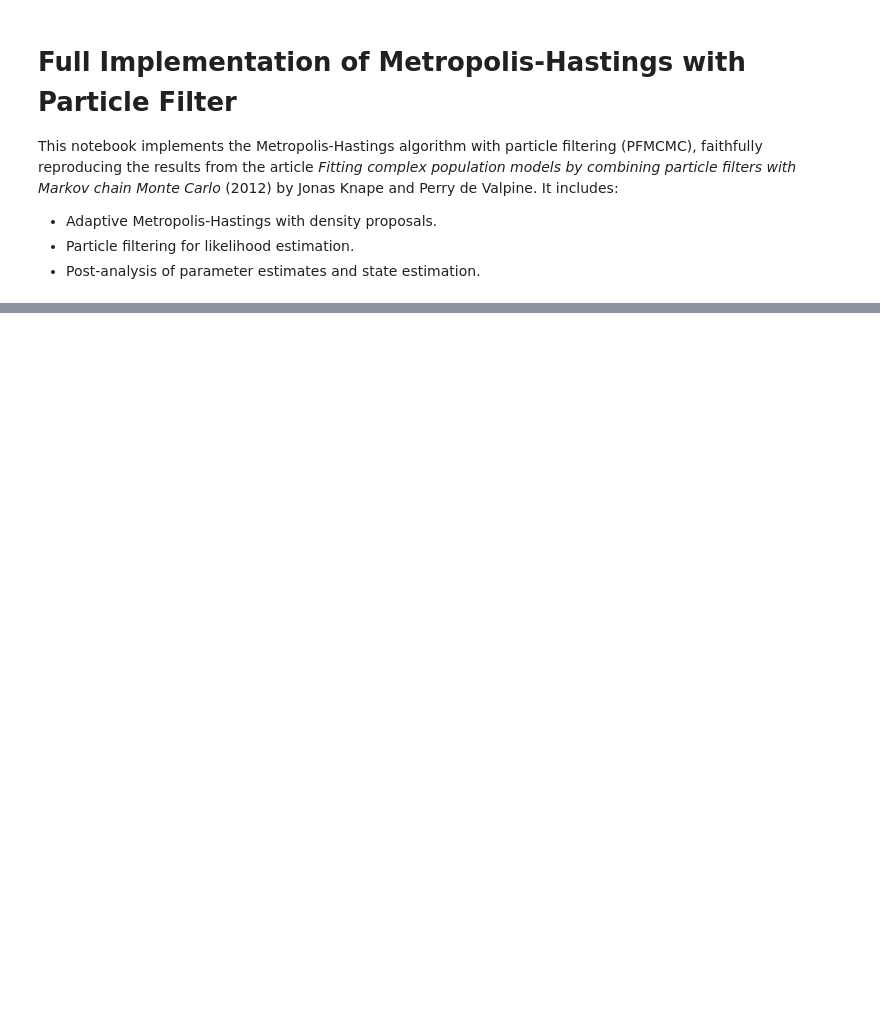
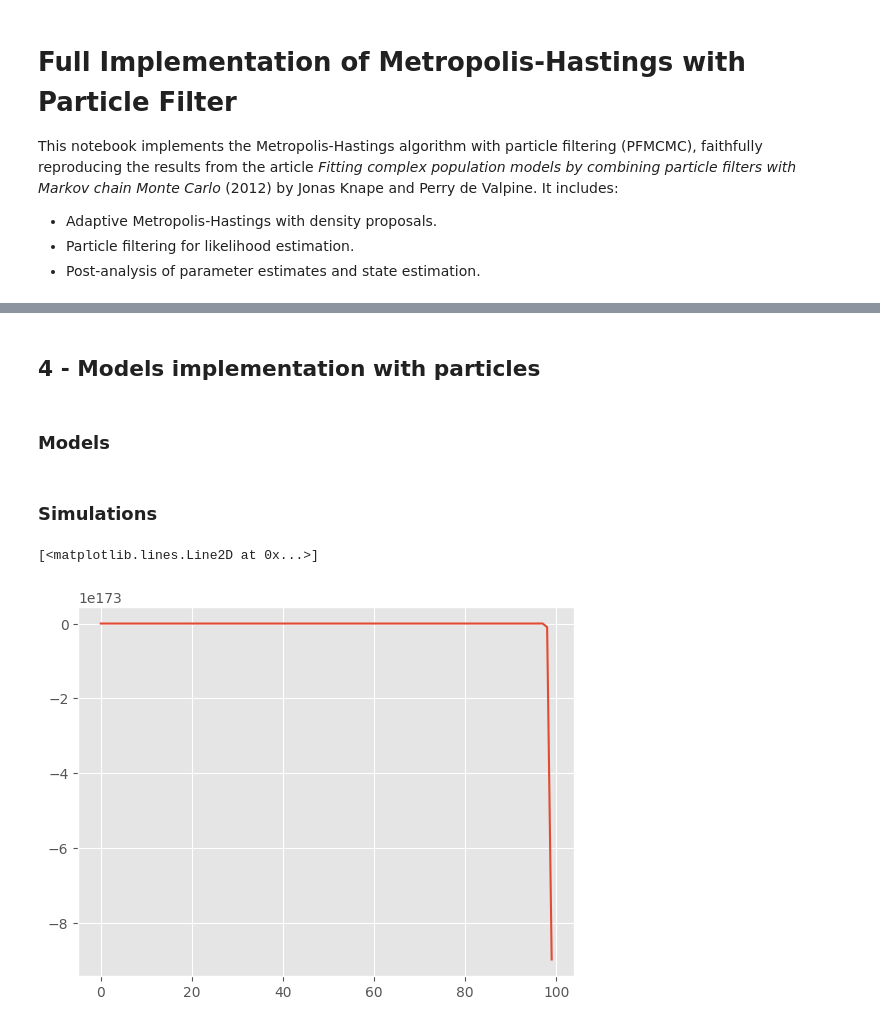
Before and after one commit to cominho/Hidden-Markov-models-and-Sequential-MC-methods, a Jupyter notebook: Project_HMMSMC_PFMCMC.ipynb, the cells around one changed output, grey strips where cells are left out. Cells and saved outputs as stored; diff of their text form; code cells hidden in the pictures; blank space fills up the shorter version.

Commit message:
Update Project_HMMSMC_PFMCMC.ipynb
Notebook arrangement
Tweak for model M2 and M1
Try to use particles packages but seems that the neg binomial need to be implemented

```diff
--- a/Project_HMMSMC_PFMCMC.ipynb
+++ b/Project_HMMSMC_PFMCMC.ipynb
@@ -518,0 +1063,52 @@ Approx. marginal density = -552.2757541202096
+# %% [markdown]
+## 4 - Models implementation with particles
+# %% [markdown]
+### Models
+# %%
+# Model M3 (random walk) : geometric Brownian motion with drift (b = 0)
+
+class random_walk(ssm.StateSpaceModel):
+    def PX0(self):  # Distribution of X_0
+        return dists.Uniform(0, 100)
+    def PX(self, t, xp):  # Distribution of X_t given X_{t-1}=xp (p=past) is a log normal
+        return dists.LogNormal(mu= np.log(xp) + self.r, sigma=self.sigma)
+    def PY(self, t, xp, x):  # Distribution of Y_t given X_t=x (and possibly X_{t-1}=xp) neg binomial but here we have to use normal because not implemented
+        return dists.Normal(x, x + self.tau * x**2)
+
+# Model M2 (exponential) : geometric Brownian motion without drift (b = 0 and r = 0)
+
+class exponential(ssm.StateSpaceModel):
+    def PX0(self):  # Distribution of X_0
+        return dists.Uniform(low=0., high=100.)
+    def PX(self, t, xp):  # Distribution of X_t given X_{t-1}=xp (p=past)
+         return dists.log_normal(loc= np.log(xp), scale=self.sigma)
+    def PY(self, t, xp, x):  # Distribution of Y_t given X_t=x (and possibly X_{t-1}=xp)
+        return dists.neg_binomial(x, x + self.tau * x**2)
+
+
+# Model M1 (logistic) : logistic diffusion model
+
+class logistic(ssm.StateSpaceModel):
+    def PX0(self):  # Distribution of X_0
+        return dists.Uniform(low=0., high=100.)
+
+    def PX(self, t, xp):  # Distribution of X_t given X_{t-1}=xp (p=past)
+        # Proposal distribution (lognormal approximation)
+        mu = np.log(xp) + (self.r + (self.sigma**2) / 2 - self.b * xp)
+        std_dev = self.sigma
+        return dists.log_normal(loc= mu, scale=std_dev)
+
+    def PY(self, t, xp, x):  # Distribution of Y_t given X_t=x (and possibly X_{t-1}=xp)
+        return dists.neg_binomial(x, x + self.tau * x**2)
+# %% [markdown]
+### Simulations
+# %%
+model_M3 = random_walk(r=2, sigma=0.7, tau=0.06)
+true_states, data = model_M3.simulate(100)  # we simulate from the model 100 data points
+
+plt.style.use('ggplot')
+plt.figure()
+plt.plot(data)
+# %% [output]
+[<matplotlib.lines.Line2D at 0x...>]
+[figure, added]
```
Also changed, not shown: parts of 14 cells of this notebook.
